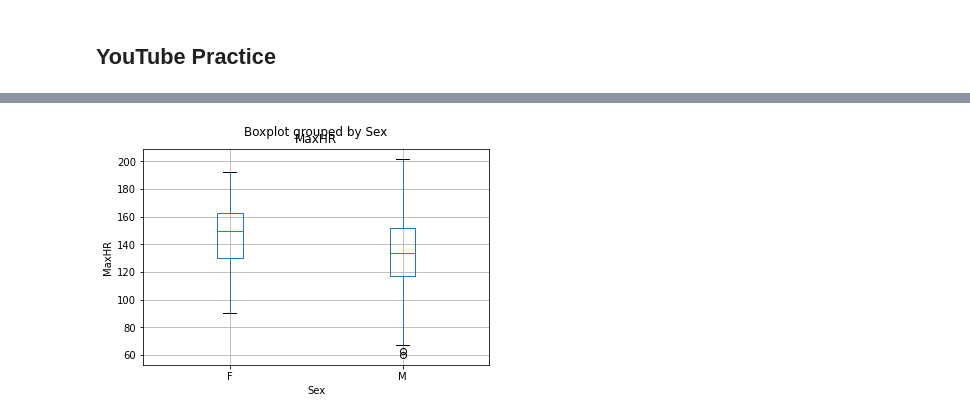
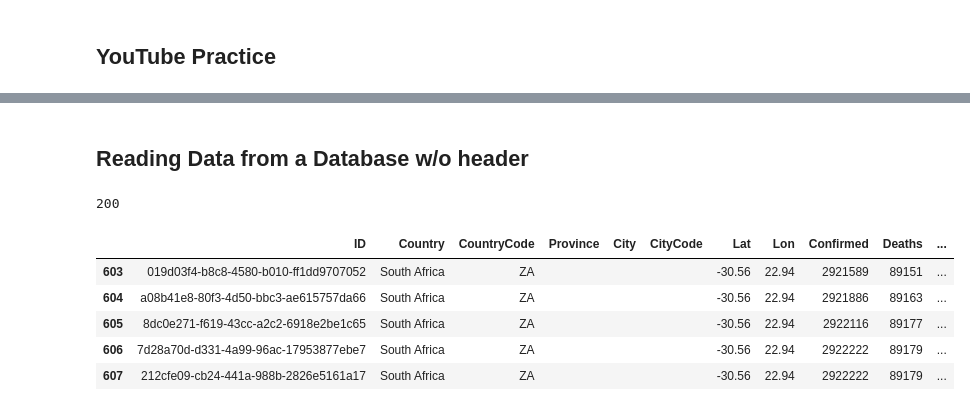
Before and after one commit to jerryendrina/535Practice, a Jupyter notebook: README.ipynb, the cells around one changed output, grey strips where cells are left out. Saved outputs shown, nothing was run; the diff lists cells and outputs as text; code cells hidden in the pictures.

```diff
--- a/README.ipynb
+++ b/README.ipynb
@@ -152,6 +2,0 @@ data[boxplot_cols].plot(kind='box', subplots=True, layout=(2,3), figsize=(14,8))
-# %%
-ax = data[['MaxHR', 'Sex']].boxplot(by='Sex')
-ax.set_ylabel('MaxHR')
-ax.set_xlabel('Sex');
-# %% [output]
-[figure, removed]
@@ -157,0 +14,26 @@ ax.set_xlabel('Sex');
+# %% [markdown]
+## Reading Data from a Database w/o header
+# %%
+import requests
+import secrets
+
+url = 'https://api.covid19api.com/dayone/country/south-africa'
+
+r = requests.get(url)
+
+r.status_code
+# %% [output]
+200
+# %%
+data = r.json()
+# %%
+from pandas import DataFrame
+df = DataFrame(data)
+df.tail()
+# %% [output]
+|  | ID | Country | CountryCode | Province | City | CityCode | Lat | Lon | Confirmed | Deaths | ... |
+| 603 | 019d03f4-b8c8-4580-b010-ff1dd9707052 | South Africa | ZA |  |  |  | -30.56 | 22.94 | 2921589 | 89151 | ... |
+| 604 | a08b41e8-80f3-4d50-bbc3-ae615757da66 | South Africa | ZA |  |  |  | -30.56 | 22.94 | 2921886 | 89163 | ... |
+| 605 | 8dc0e271-f619-43cc-a2c2-6918e2be1c65 | South Africa | ZA |  |  |  | -30.56 | 22.94 | 2922116 | 89177 | ... |
+| 606 | 7d28a70d-d331-4a99-96ac-17953877ebe7 | South Africa | ZA |  |  |  | -30.56 | 22.94 | 2922222 | 89179 | ... |
+| 607 | 212cfe09-cb24-441a-988b-2826e5161a17 | South Africa | ZA |  |  |  | -30.56 | 22.94 | 2922222 | 89179 | ... |
```
Also changed, not shown: parts of 36 cells of this notebook, 6 other files.
